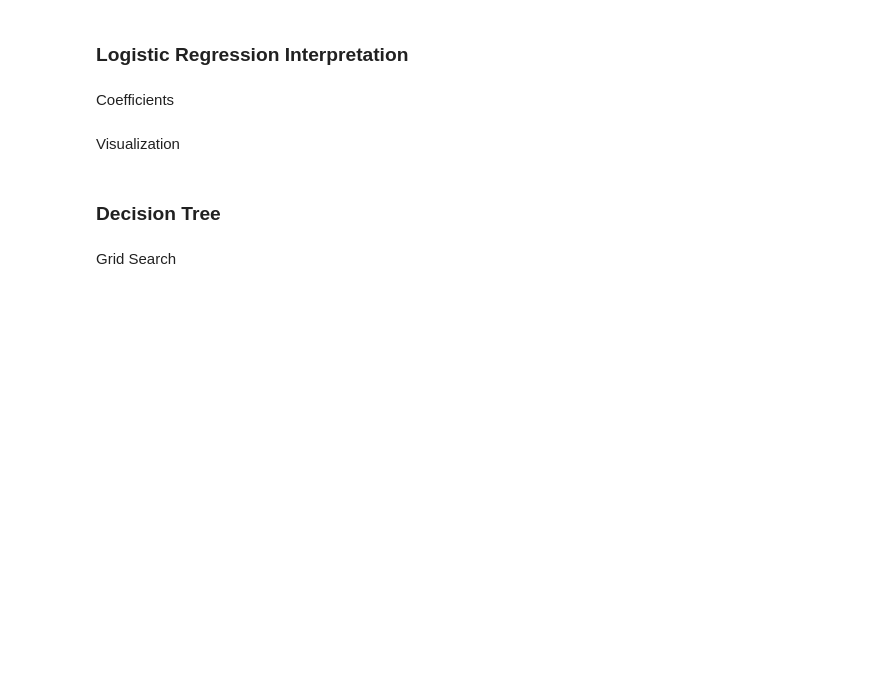
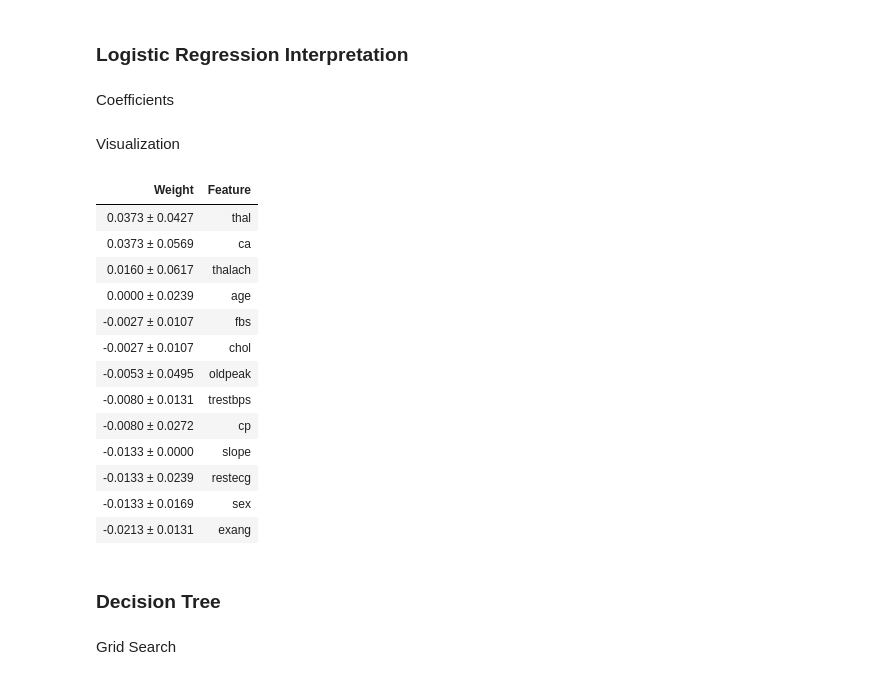
Before and after one commit to OlaKozak/heart_disease_uci, a Jupyter notebook: heart_disease.ipynb, the cells around one changed output. Drawn from its saved outputs; the diff is of its cells as text; code cells hidden in the pictures; blank space fills up the shorter version.

```diff
--- a/heart_disease.ipynb
+++ b/heart_disease.ipynb
@@ -162,6 +214,24 @@ Regularization (L1, L2)
 Coefficients
 # %% [markdown]
 Visualization
+# %%
+perm = PermutationImportance(grid_logreg, random_state=1).fit(X_test, y_test)
+eli5.show_weights(perm, feature_names = data_pd.columns.tolist()[:-1])
+# %% [output]
+| Weight | Feature |
+| 0.0373 ± 0.0427 | thal |
+| 0.0373 ± 0.0569 | ca |
+| 0.0160 ± 0.0617 | thalach |
+| 0.0000 ± 0.0239 | age |
+| -0.0027 ± 0.0107 | fbs |
+| -0.0027 ± 0.0107 | chol |
+| -0.0053 ± 0.0495 | oldpeak |
+| -0.0080 ± 0.0131 | trestbps |
+| -0.0080 ± 0.0272 | cp |
+| -0.0133 ± 0.0000 | slope |
+| -0.0133 ± 0.0239 | restecg |
+| -0.0133 ± 0.0169 | sex |
+| -0.0213 ± 0.0131 | exang |
 # %% [markdown]
 ### Decision Tree
 # %%
```
Also changed, not shown: parts of 14 cells of this notebook.
